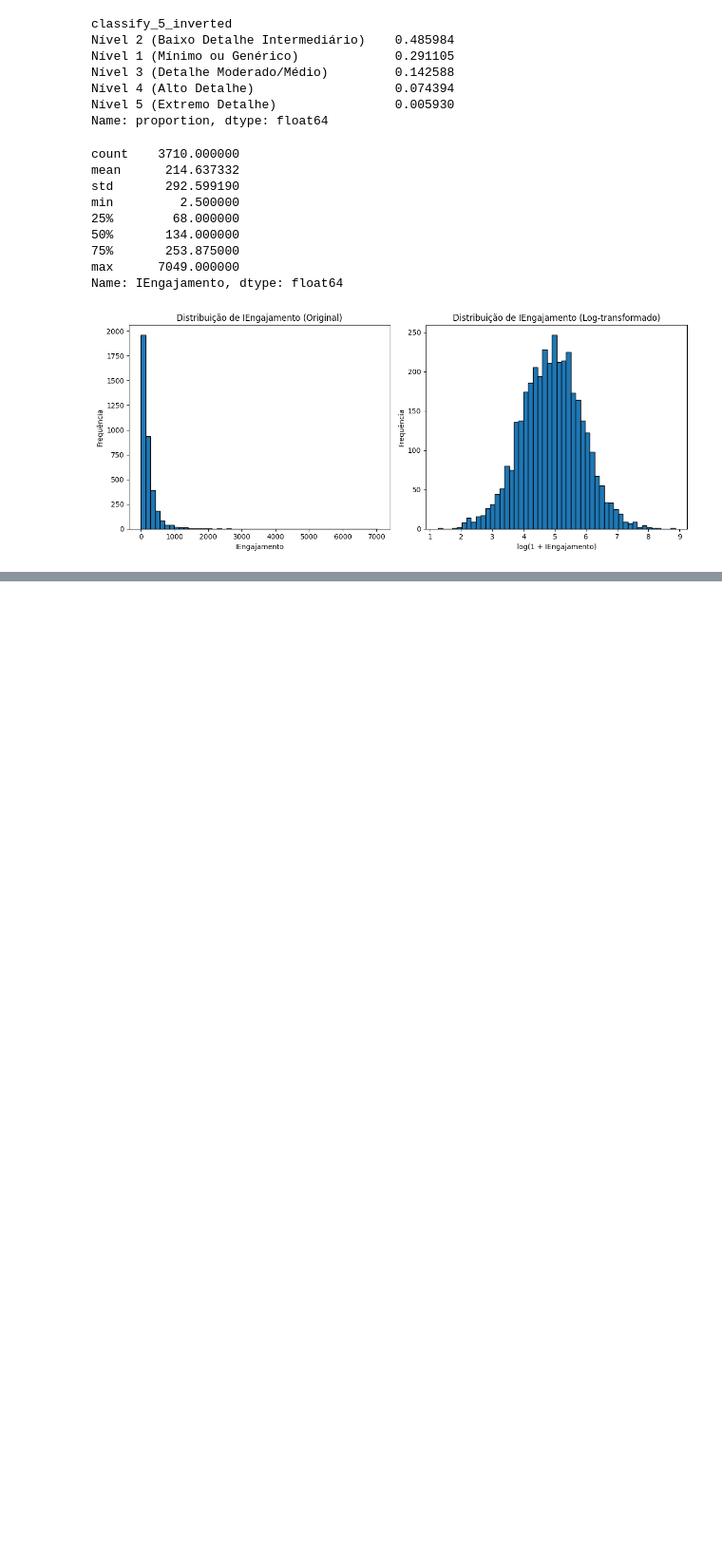
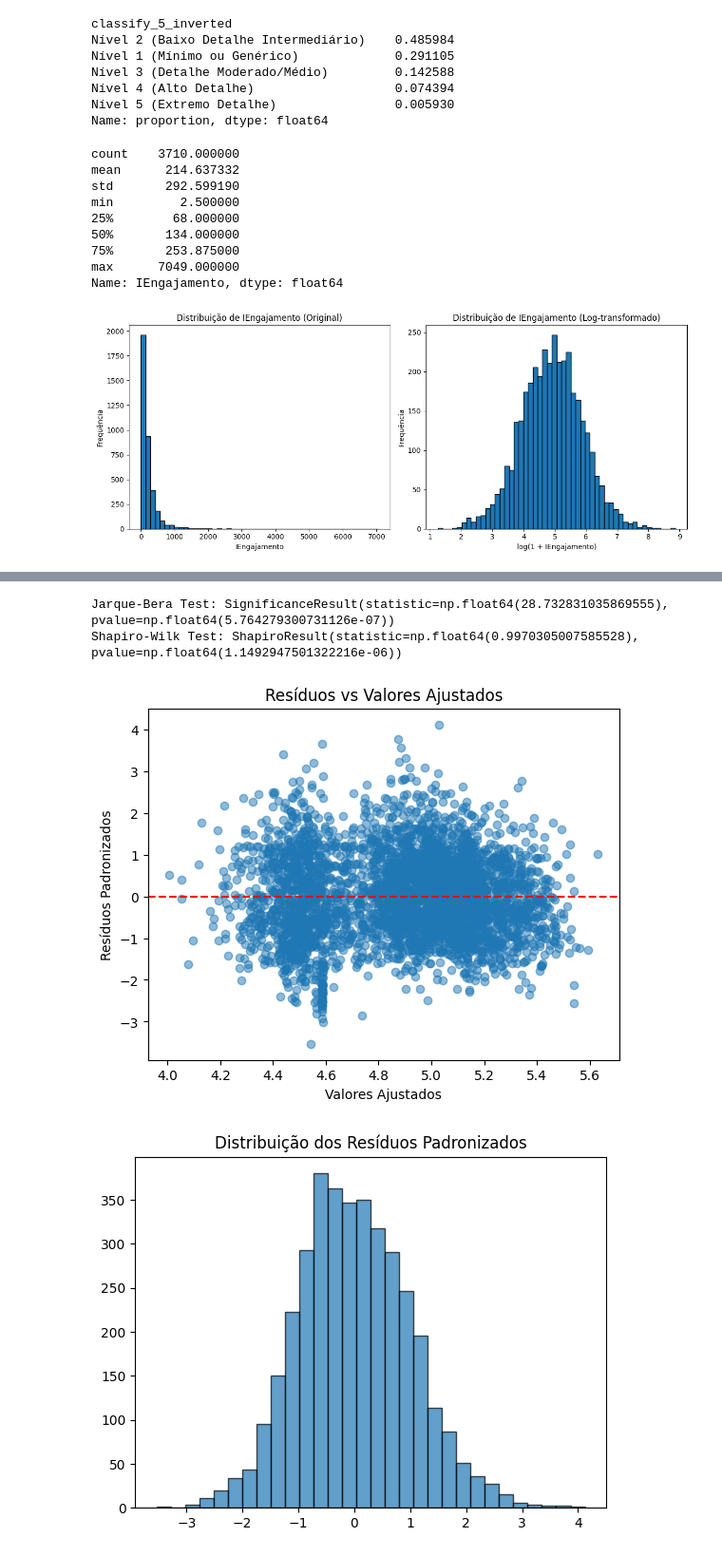
Before and after one commit to iagonmic/dialogic_accounting_pibic, a Jupyter notebook: src/results/7 test.ipynb, the cells around one changed output, grey strips where cells are left out. Shown: that part at 95% size. Cells and saved outputs as stored; diff of their text form; code cells hidden in the pictures; blank space fills up the shorter version.

```diff
--- a/src/results/7 test.ipynb
+++ b/src/results/7 test.ipynb
@@ -140,0 +133,18 @@ plt.show()
+# %%
+import statsmodels.api as sm
+import statsmodels.stats.api as sms
+
+# Supondo que seu modelo esteja como "model"
+# e os resultados em "results"
+residuals = resultados.resid
+fitted = resultados.fittedvalues
+
+# Teste de Breusch-Pagan
+bp_test = sms.het_breuschpagan(residuals, resultados.model.exog)
+labels = ['LM Statistic', 'LM-Test p-value', 'F-Statistic', 'F-Test p-value']
+print(dict(zip(labels, bp_test)))
+
+# Teste de White
+white_test = sms.het_white(residuals, resultados.model.exog)
+labels_white = ['LM Statistic', 'LM-Test p-value', 'F-Statistic', 'F-Test p-value']
+print(dict(zip(labels_white, white_test)))
@@ -140,0 +154,34 @@ plt.show()
+# %%
+from scipy.stats import jarque_bera, shapiro
+
+# Jarque-Bera
+jb_test = jarque_bera(residuals)
+print("Jarque-Bera Test:", jb_test)
+
+# Shapiro-Wilk
+sw_test = shapiro(residuals)
+print("Shapiro-Wilk Test:", sw_test)
+# %% [output]
+Jarque-Bera Test: SignificanceResult(statistic=np.float64(28.732831035869555), pvalue=np.float64(5.764279300731126e-07))
+Shapiro-Wilk Test: ShapiroResult(statistic=np.float64(0.9970305007585528), pvalue=np.float64(1.1492947501322216e-06))
+# %%
+import matplotlib.pyplot as plt
+
+# Resíduos padronizados
+standardized_residuals = residuals / residuals.std()
+
+# Gráfico resíduos vs ajustados
+plt.scatter(fitted, standardized_residuals, alpha=0.5)
+plt.axhline(y=0, color="red", linestyle="--")
+plt.xlabel("Valores Ajustados")
+plt.ylabel("Resíduos Padronizados")
+plt.title("Resíduos vs Valores Ajustados")
+plt.show()
+
+# Histograma dos resíduos
+plt.hist(standardized_residuals, bins=30, edgecolor="black", alpha=0.7)
+plt.title("Distribuição dos Resíduos Padronizados")
+plt.show()
+# %% [output]
+[figure, added]
+[figure, added]
```
Also changed, not shown: parts of 8 cells of this notebook.
